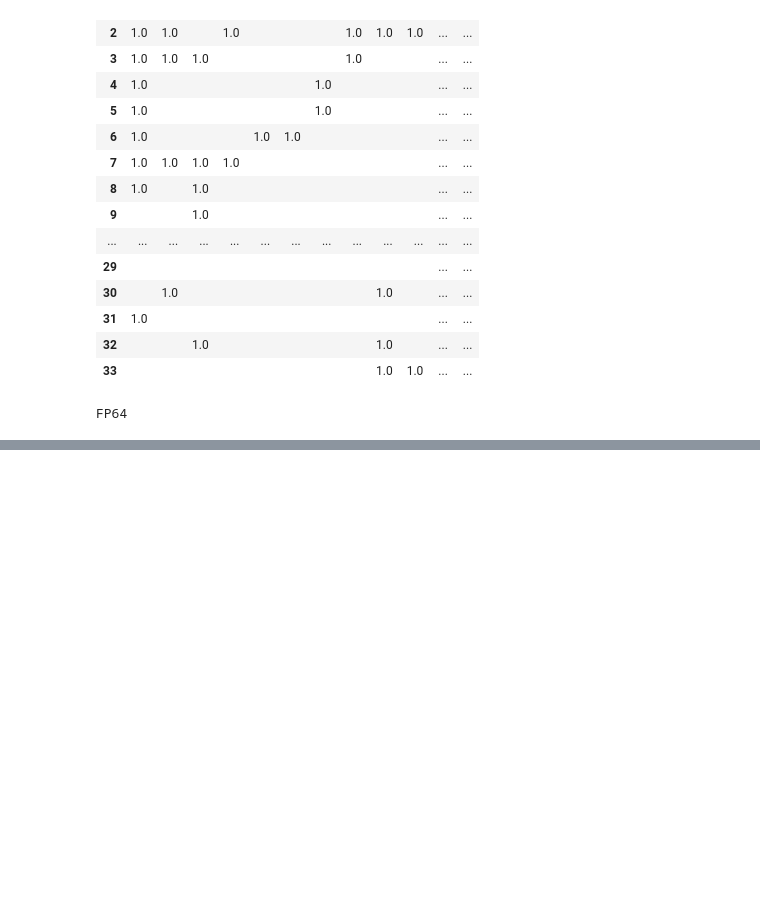
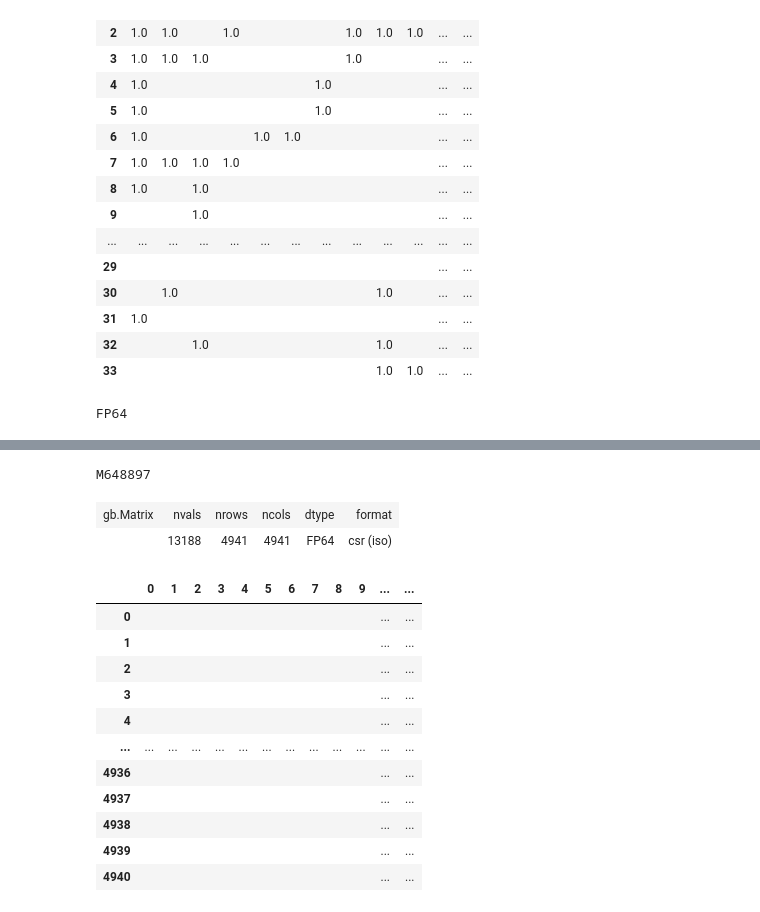
Before and after one commit to rustam-azimov/graph-course-itmo, a Jupyter notebook: practice/practice01/practice01_python_graphblas_triangle_counting.ipynb, the cells around one changed output, grey strips where cells are left out. Drawn from its saved outputs; the diff is of its cells as text; code cells hidden in the pictures; blank space fills up the shorter version.

```diff
--- a/practice/practice01/practice01_python_graphblas_triangle_counting.ipynb
+++ b/practice/practice01/practice01_python_graphblas_triangle_counting.ipynb
@@ -69,0 +69,21 @@ gb.viz.draw(M)
+# %%
+M1 = mmread('../../data/USpowerGrid/USpowerGrid.mtx')
+M2 = mmread('../../data/auto/auto.mtx')
+# %%
+M1
+# %% [output]
+M648897
+| gb.Matrix | nvals | nrows | ncols | dtype | format |
+|  | 13188 | 4941 | 4941 | FP64 | csr (iso) |
+|  | 0 | 1 | 2 | 3 | 4 | 5 | 6 | 7 | 8 | 9 | ... | ... |
+| 0 |  |  |  |  |  |  |  |  |  |  | ... | ... |
+| 1 |  |  |  |  |  |  |  |  |  |  | ... | ... |
+| 2 |  |  |  |  |  |  |  |  |  |  | ... | ... |
+| 3 |  |  |  |  |  |  |  |  |  |  | ... | ... |
+| 4 |  |  |  |  |  |  |  |  |  |  | ... | ... |
+| ... | ... | ... | ... | ... | ... | ... | ... | ... | ... | ... | ... | ... |
+| 4936 |  |  |  |  |  |  |  |  |  |  | ... | ... |
+| 4937 |  |  |  |  |  |  |  |  |  |  | ... | ... |
+| 4938 |  |  |  |  |  |  |  |  |  |  | ... | ... |
+| 4939 |  |  |  |  |  |  |  |  |  |  | ... | ... |
+| 4940 |  |  |  |  |  |  |  |  |  |  | ... | ... |
```
Also changed, not shown: parts of 14 cells of this notebook, 6 other files.
